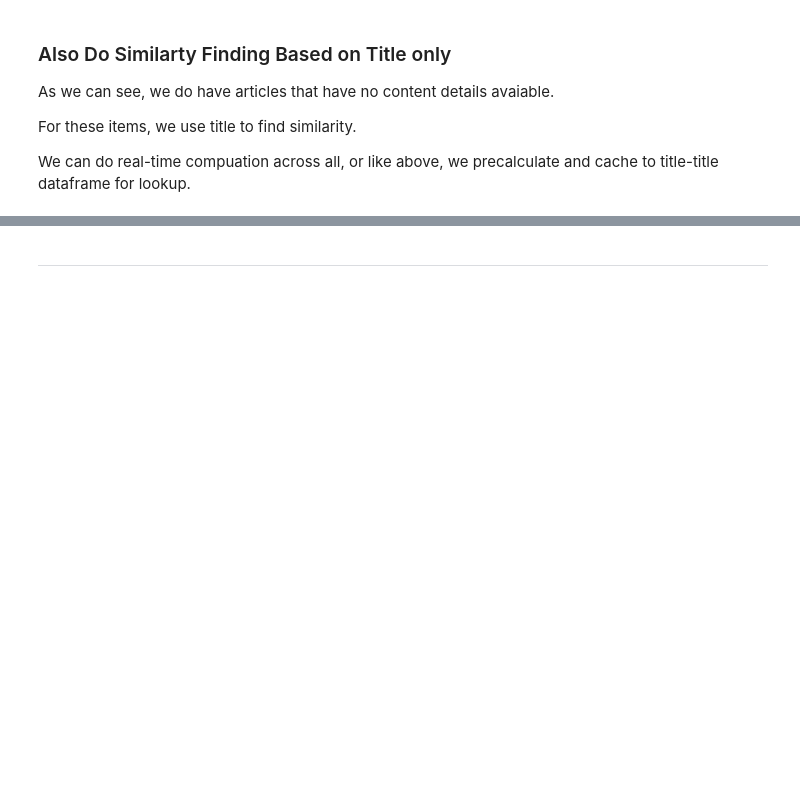
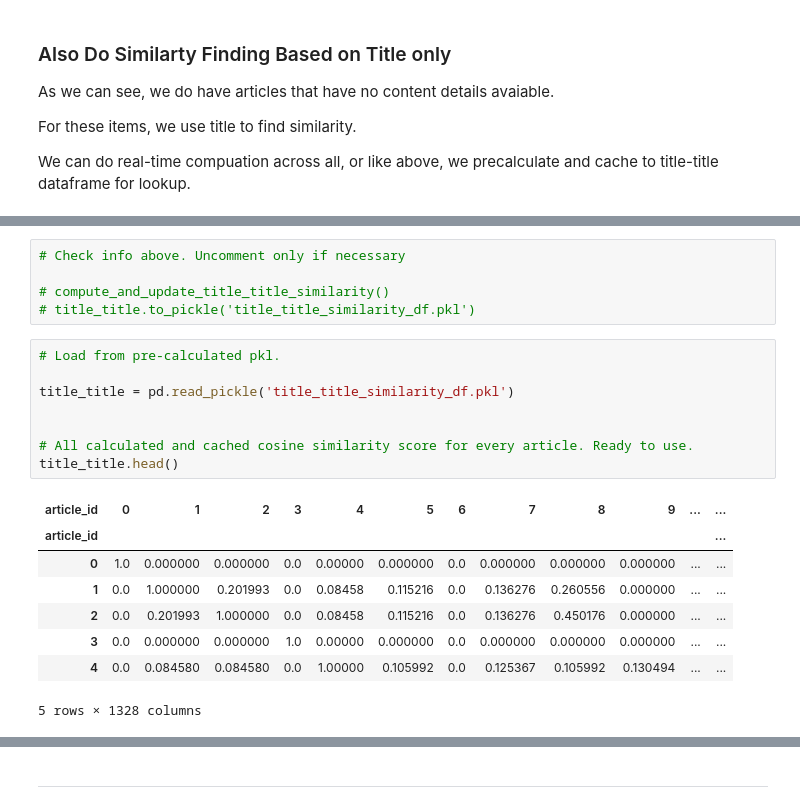
Before and after one commit to gilzero/project_recommendations_ibm, a Jupyter notebook: Recommendations_with_IBM_submit.ipynb, the cells around one changed output, grey strips where cells are left out. Saved outputs shown, nothing was run; the diff lists cells and outputs as text; blank space fills up the shorter version.

```diff
--- a/Recommendations_with_IBM_submit.ipynb
+++ b/Recommendations_with_IBM_submit.ipynb
@@ -1356,0 +1502,22 @@ ValueError: cannot insert article_id, already exists
+# %%
+# Check info above. Uncomment only if necessary
+
+# compute_and_update_title_title_similarity()
+# title_title.to_pickle('title_title_similarity_df.pkl')
+# %%
+# Load from pre-calculated pkl.
+
+title_title = pd.read_pickle('title_title_similarity_df.pkl')
+
+
+# All calculated and cached cosine similarity score for every article. Ready to use.
+title_title.head()
+# %% [output]
+| article_id | 0 | 1 | 2 | 3 | 4 | 5 | 6 | 7 | 8 | 9 | ... | ... |
+| article_id |  |  |  |  |  |  |  |  |  |  |  | ... |
+| 0 | 1.0 | 0.000000 | 0.000000 | 0.0 | 0.00000 | 0.000000 | 0.0 | 0.000000 | 0.000000 | 0.000000 | ... | ... |
+| 1 | 0.0 | 1.000000 | 0.201993 | 0.0 | 0.08458 | 0.115216 | 0.0 | 0.136276 | 0.260556 | 0.000000 | ... | ... |
+| 2 | 0.0 | 0.201993 | 1.000000 | 0.0 | 0.08458 | 0.115216 | 0.0 | 0.136276 | 0.450176 | 0.000000 | ... | ... |
+| 3 | 0.0 | 0.000000 | 0.000000 | 1.0 | 0.00000 | 0.000000 | 0.0 | 0.000000 | 0.000000 | 0.000000 | ... | ... |
+| 4 | 0.0 | 0.084580 | 0.084580 | 0.0 | 1.00000 | 0.105992 | 0.0 | 0.125367 | 0.105992 | 0.130494 | ... | ... |
+5 rows × 1328 columns
```
Also changed, not shown: parts of 32 cells of this notebook.
